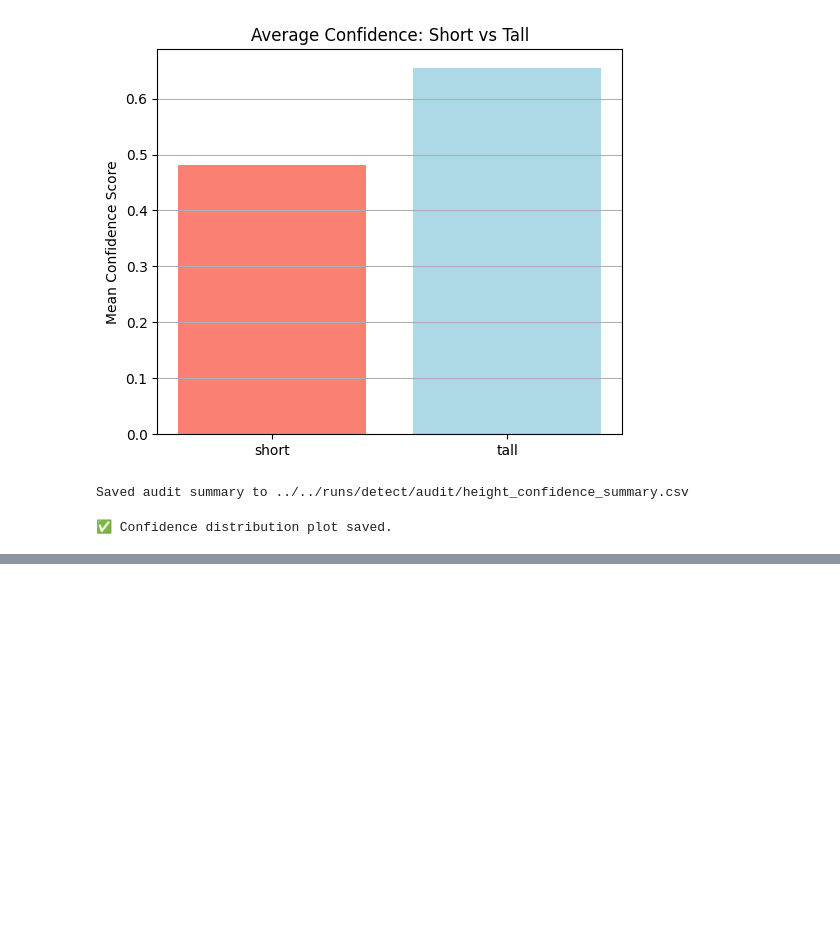
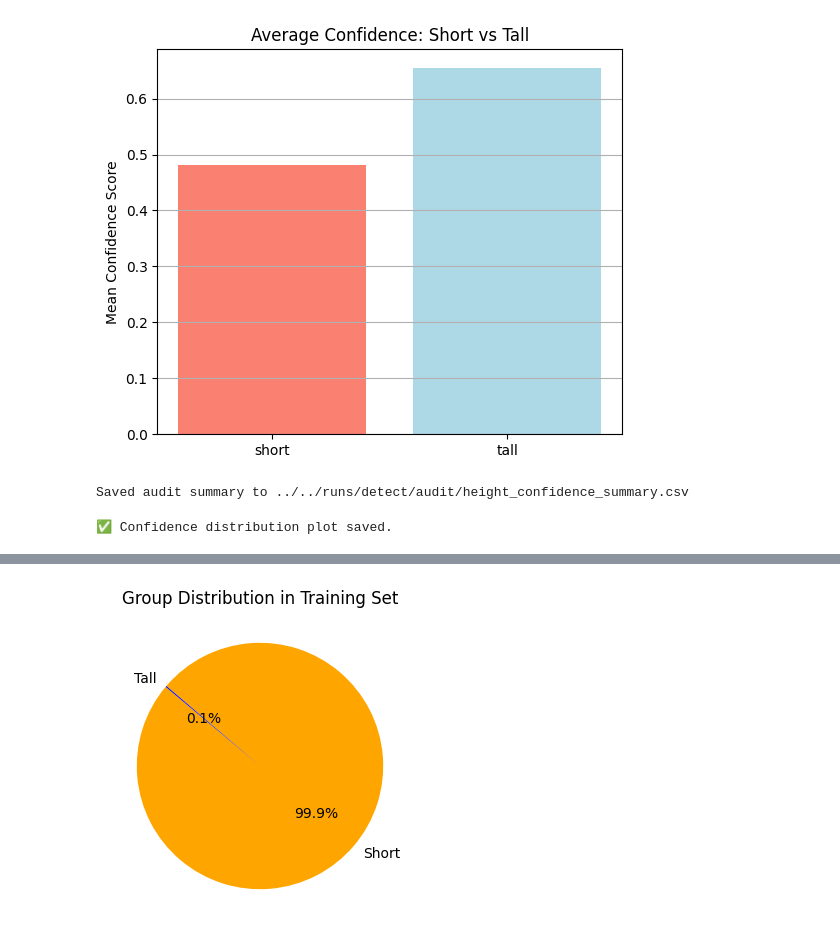
Before and after one commit to Nishanth-6/fair-pedestrian-detection, a Jupyter notebook: scripts/notebooks/fairness_analysis.ipynb, the cells around one changed output, grey strips where cells are left out. Drawn from its saved outputs; the diff is of its cells as text; code cells hidden in the pictures; blank space fills up the shorter version.

```diff
--- a/scripts/notebooks/fairness_analysis.ipynb
+++ b/scripts/notebooks/fairness_analysis.ipynb
@@ -153,0 +200,17 @@ print("✅ Confidence distribution plot saved.")
+# %%
+short_total = 7834
+tall_total = 11
+
+plt.figure(figsize=(4, 4))
+plt.pie(
+    [short_total, tall_total],
+    labels=["Short", "Tall"],
+    autopct="%1.1f%%",
+    colors=["orange", "blue"],
+    startangle=140
+)
+plt.title("Group Distribution in Training Set")
+plt.savefig("runs/detect/metrics/group_distribution_pie.png")
+plt.show()
+# %% [output]
+[figure, added]
```
Also changed, not shown: parts of 4 cells of this notebook, 6 other files.
